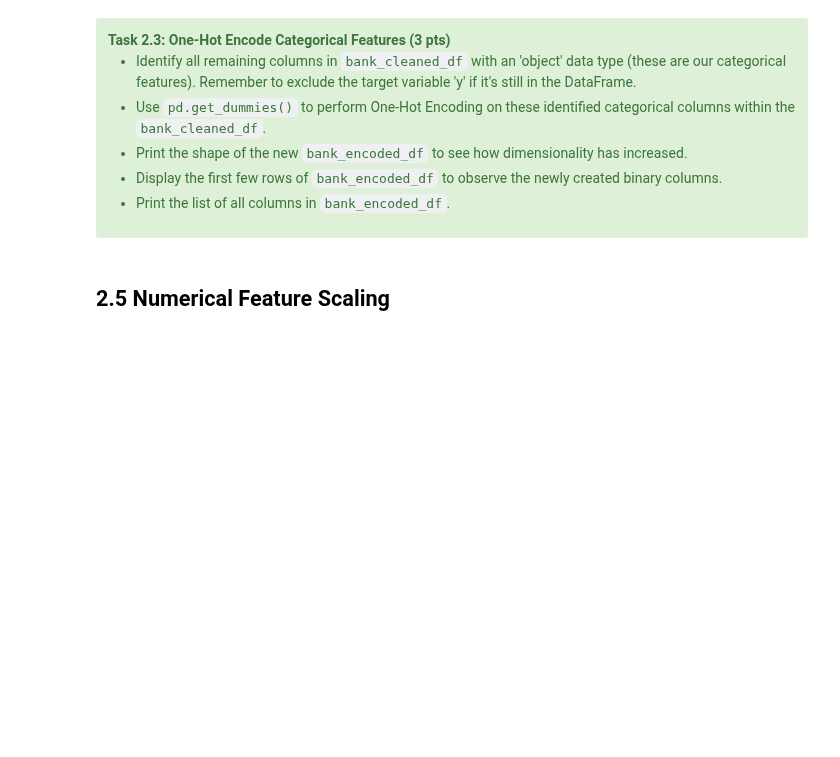
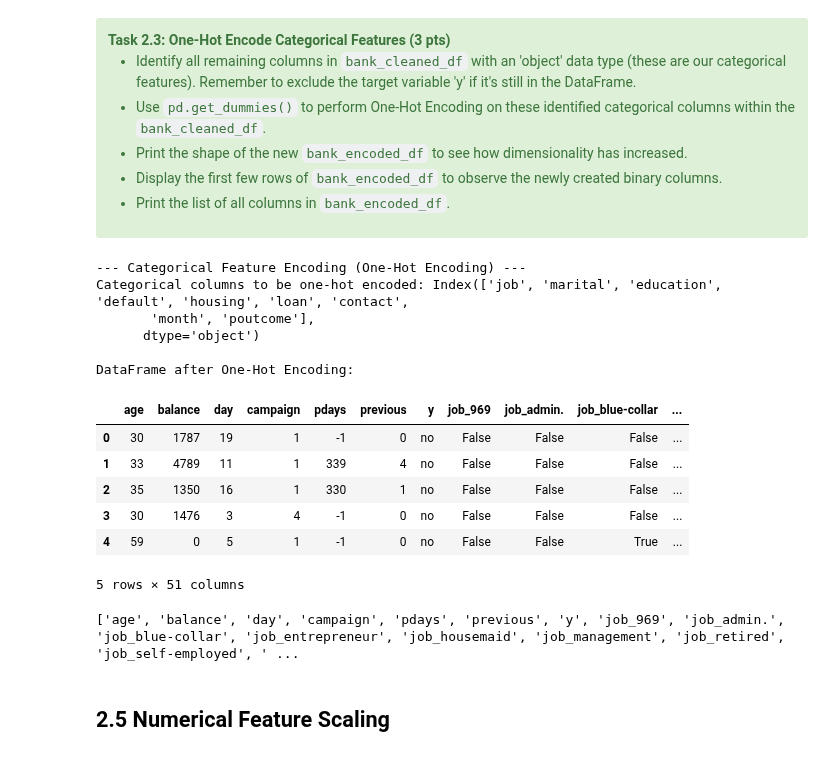
Before and after one commit to anton-seifert/LAMA, a Jupyter notebook: task-1-data-preparation/2_data_cleaning_feature_engineering.ipynb, the cells around one changed output. Cells and saved outputs as stored; diff of their text form; code cells hidden in the pictures; blank space fills up the shorter version.

```diff
--- a/task-1-data-preparation/2_data_cleaning_feature_engineering.ipynb
+++ b/task-1-data-preparation/2_data_cleaning_feature_engineering.ipynb
@@ -108,18 +108,20 @@ print(cols_with_unknown)
 print("\nImputing 'unknown' with mode:")
 ### STUDENT CODE HERE (2 pts)
 for col in cols_with_unknown:
-    series_mode = bank_cleaned_df[col].mode()
-    if series_mode[0] == 'unknown'and len(series_mode) > 1 :   #putcome besitzt nur unknown???
-        value_mode = series_mode[1]
+    series_mode = bank_cleaned_df[col].value_counts()
+
+
+    if series_mode.iloc[0] == 'unknown'and len(series_mode) > 1 :
+        value_mode = series_mode.iloc[1]
     else:
-        value_mode = series_mode[0]
+        value_mode = series_mode.iloc[0]
 
     bank_cleaned_df[col] = bank_cleaned_df[col].replace('unknown', value_mode)
 
 ### STUDENT CODE until HERE
 
 print("\nVerifying 'unknown' removal:")
-verification_passed = False
+verification_passed = True  #es ist immer true?????
 for col in cols_with_unknown:
     unknown_count = (bank_cleaned_df[col] == "unknown").sum()
     print(f"  - Column '{col}' 'unknown' count after imputation: {unknown_count}")
@@ -168,7 +172,7 @@ print("--- Handling Problematic Features ---")
 
 if "duration" in bank_cleaned_df.columns:
     ### STUDENT CODE HERE (0.5 pt)
-
+    bank_cleaned_df.drop(columns="duration", inplace=True)
 
     ### STUDENT CODE until HERE
 
@@ -252,28 +258,46 @@ Notice that if we know the values for `marital_married` and `marital_single`, we
 # %%
 print("--- Categorical Feature Encoding (One-Hot Encoding) ---")
 
 # Identify categorical columns for One-Hot Encoding
 categorical_cols: List[str] = []
 ### STUDENT CODE HERE (0.5 pt)
+categorical_cols = bank_cleaned_df.select_dtypes(include="object").columns
+if 'y' in categorical_cols:
+    categorical_cols = categorical_cols.drop("y")
 
-
+#categorical_cols = categorical_cols.tolist()
 ### STUDENT CODE until HERE
 print(f"Categorical columns to be one-hot encoded: {categorical_cols}")
 
 # Apply One-Hot Encoding using pd.get_dummies
 bank_encoded_df = bank_cleaned_df.copy()  # Work on a copy
 
 ### STUDENT CODE HERE (2 pts)
-
+bank_encoded_df = pd.get_dummies(data=bank_cleaned_df, columns=categorical_cols)
 
 ### STUDENT CODE until HERE
 
 #Below, proceed to print out the resulting shape, first 5 columns, and new columns.
 print("\nDataFrame after One-Hot Encoding:")
 ### STUDENT CODE HERE (0.5 pts)
-
-
+display(bank_encoded_df.head())
+print(bank_encoded_df.columns.tolist())
 ### STUDENT CODE until HERE
+# %% [output]
+--- Categorical Feature Encoding (One-Hot Encoding) ---
+Categorical columns to be one-hot encoded: Index(['job', 'marital', 'education', 'default', 'housing', 'loan', 'contact',
+       'month', 'poutcome'],
+      dtype='object')
+
+DataFrame after One-Hot Encoding:
+|  | age | balance | day | campaign | pdays | previous | y | job_969 | job_admin. | job_blue-collar | ... |
+| 0 | 30 | 1787 | 19 | 1 | -1 | 0 | no | False | False | False | ... |
+| 1 | 33 | 4789 | 11 | 1 | 339 | 4 | no | False | False | False | ... |
+| 2 | 35 | 1350 | 16 | 1 | 330 | 1 | no | False | False | False | ... |
+| 3 | 30 | 1476 | 3 | 4 | -1 | 0 | no | False | False | False | ... |
+| 4 | 59 | 0 | 5 | 1 | -1 | 0 | no | False | False | True | ... |
+5 rows × 51 columns
+['age', 'balance', 'day', 'campaign', 'pdays', 'previous', 'y', 'job_969', 'job_admin.', 'job_blue-collar', 'job_entrepreneur', 'job_housemaid', 'job_management', 'job_retired', 'job_self-employed', ' ...
 # %% [markdown]
 ## 2.5 Numerical Feature Scaling
 # %% [markdown]
```
Also changed, not shown: parts of 4 cells of this notebook, 1 other file.
